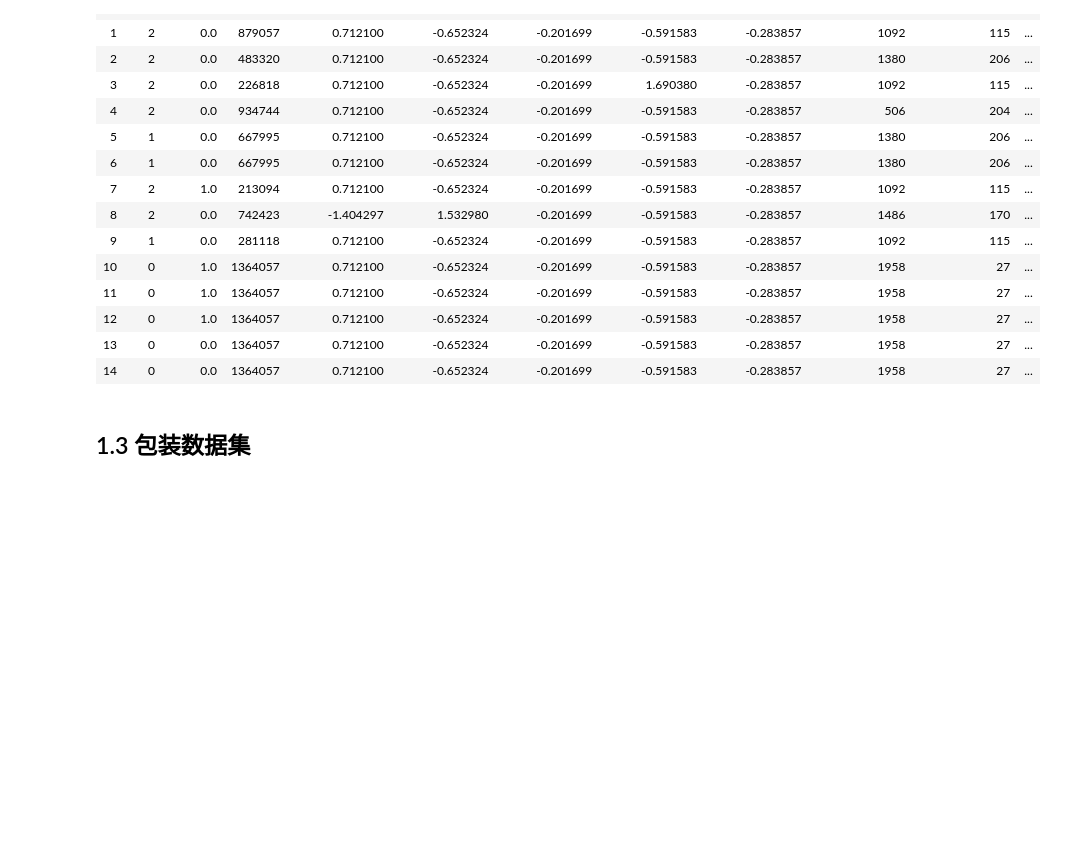
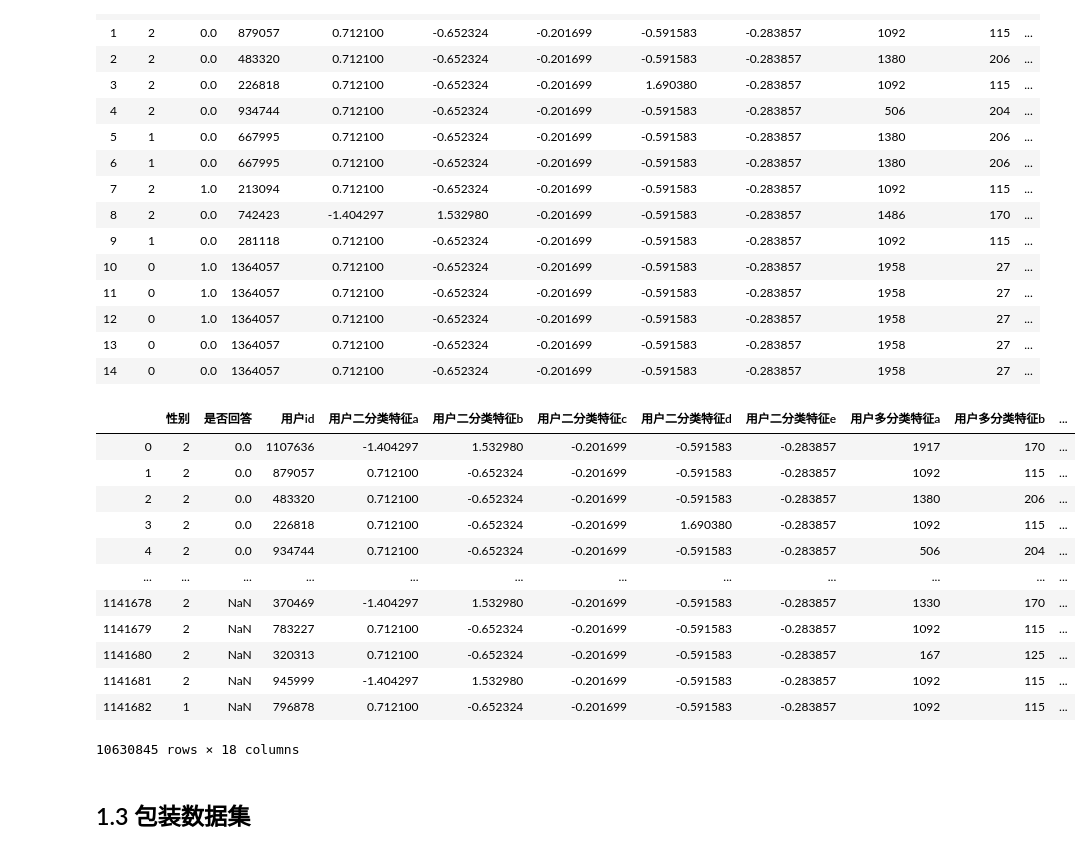
Before and after one commit to mokizzz/python_datamining_rayiooo, a Jupyter notebook: project3/main.ipynb, the cells around one changed output. Saved outputs shown, nothing was run; the diff lists cells and outputs as text; code cells hidden in the pictures; blank space fills up the shorter version.

```diff
--- a/project3/main.ipynb
+++ b/project3/main.ipynb
@@ -186,6 +203,22 @@ data.iloc[:15]
 | 12 | 0 | 1.0 | 1364057 | 0.712100 | -0.652324 | -0.201699 | -0.591583 | -0.283857 | 1958 | 27 | ... |
 | 13 | 0 | 0.0 | 1364057 | 0.712100 | -0.652324 | -0.201699 | -0.591583 | -0.283857 | 1958 | 27 | ... |
 | 14 | 0 | 0.0 | 1364057 | 0.712100 | -0.652324 | -0.201699 | -0.591583 | -0.283857 | 1958 | 27 | ... |
+# %%
+data
+# %% [output]
+|  | 性别 | 是否回答 | 用户id | 用户二分类特征a | 用户二分类特征b | 用户二分类特征c | 用户二分类特征d | 用户二分类特征e | 用户多分类特征a | 用户多分类特征b | ... |
+| 0 | 2 | 0.0 | 1107636 | -1.404297 | 1.532980 | -0.201699 | -0.591583 | -0.283857 | 1917 | 170 | ... |
+| 1 | 2 | 0.0 | 879057 | 0.712100 | -0.652324 | -0.201699 | -0.591583 | -0.283857 | 1092 | 115 | ... |
+| 2 | 2 | 0.0 | 483320 | 0.712100 | -0.652324 | -0.201699 | -0.591583 | -0.283857 | 1380 | 206 | ... |
+| 3 | 2 | 0.0 | 226818 | 0.712100 | -0.652324 | -0.201699 | 1.690380 | -0.283857 | 1092 | 115 | ... |
+| 4 | 2 | 0.0 | 934744 | 0.712100 | -0.652324 | -0.201699 | -0.591583 | -0.283857 | 506 | 204 | ... |
+| ... | ... | ... | ... | ... | ... | ... | ... | ... | ... | ... | ... |
+| 1141678 | 2 | NaN | 370469 | -1.404297 | 1.532980 | -0.201699 | -0.591583 | -0.283857 | 1330 | 170 | ... |
+| 1141679 | 2 | NaN | 783227 | 0.712100 | -0.652324 | -0.201699 | -0.591583 | -0.283857 | 1092 | 115 | ... |
+| 1141680 | 2 | NaN | 320313 | 0.712100 | -0.652324 | -0.201699 | -0.591583 | -0.283857 | 167 | 125 | ... |
+| 1141681 | 2 | NaN | 945999 | -1.404297 | 1.532980 | -0.201699 | -0.591583 | -0.283857 | 1092 | 115 | ... |
+| 1141682 | 1 | NaN | 796878 | 0.712100 | -0.652324 | -0.201699 | -0.591583 | -0.283857 | 1092 | 115 | ... |
+10630845 rows × 18 columns
 # %% [markdown]
 ## 1.3 包装数据集
 # %%
```
Also changed, not shown: parts of 4 cells of this notebook.
